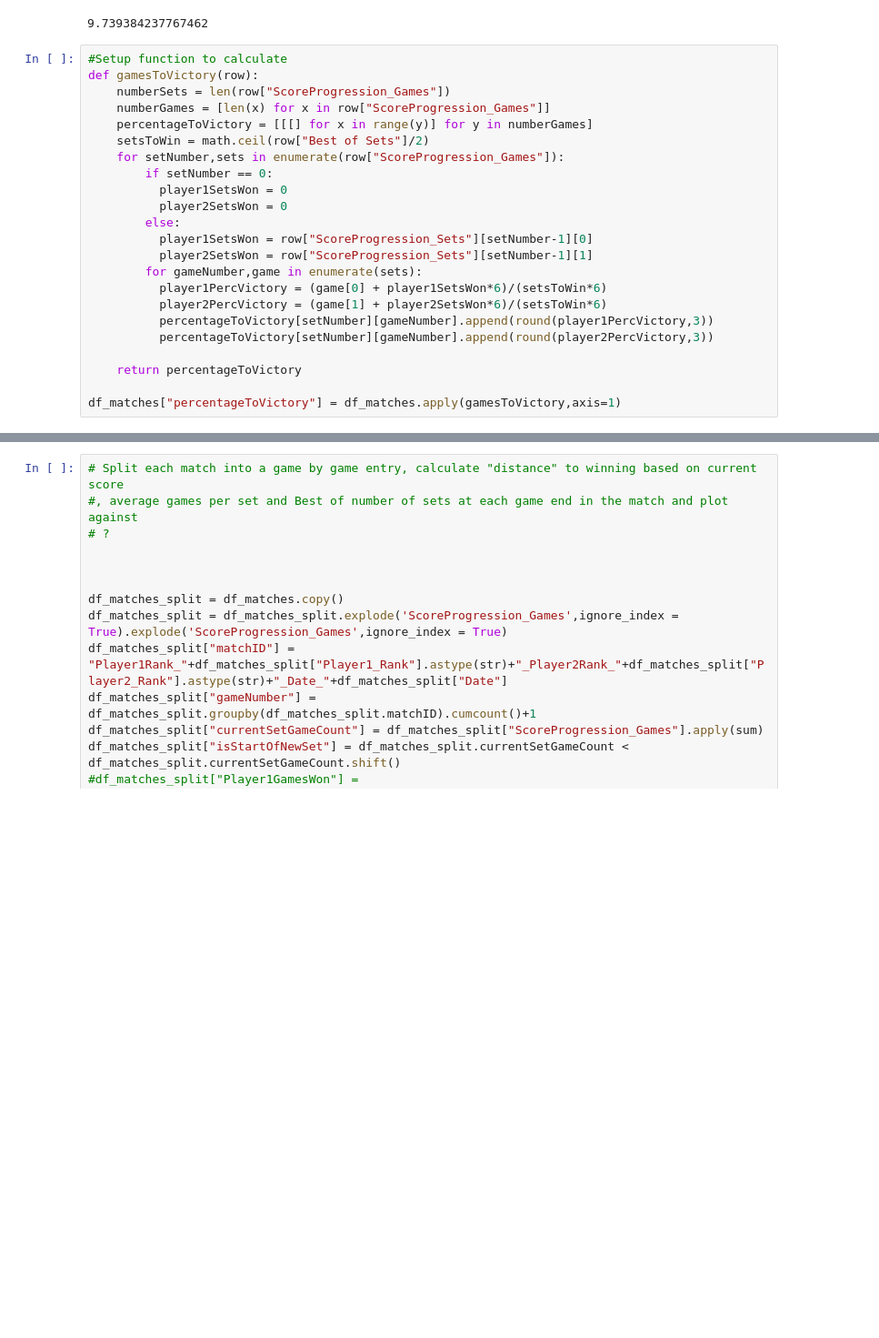
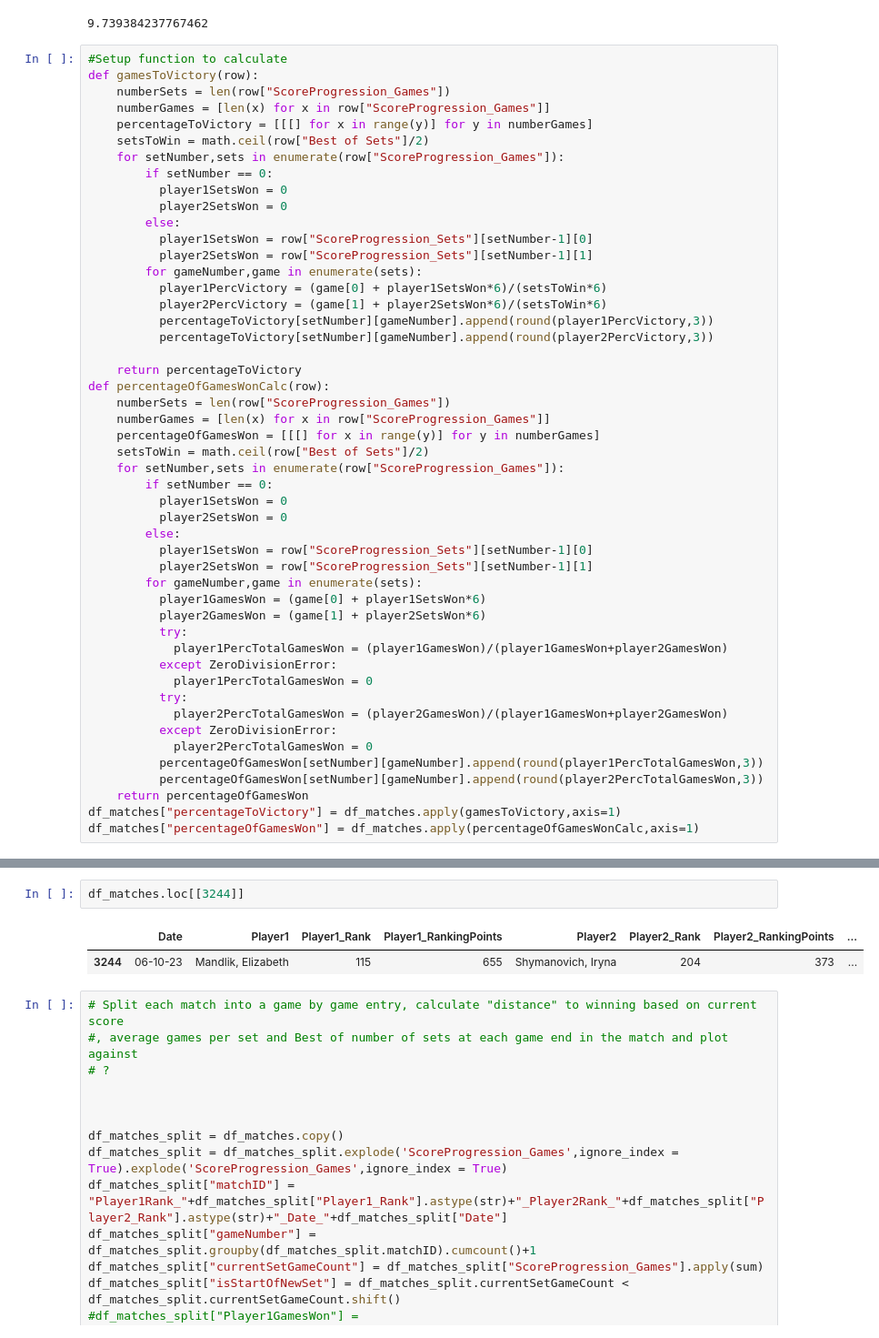
Before and after one commit to AeroEng16/TennisPrediction, a Jupyter notebook: tennisDataExpolation.ipynb, the cells around one changed output, grey strips where cells are left out. Shown at 91% size. Saved outputs shown, nothing was run; the diff lists cells and outputs as text; blank space fills up the shorter version.

```diff
--- a/tennisDataExpolation.ipynb
+++ b/tennisDataExpolation.ipynb
@@ -144,5 +144,31 @@ def gamesToVictory(row):
           percentageToVictory[setNumber][gameNumber].append(round(player2PercVictory,3))
 
     return percentageToVictory
-
+def percentageOfGamesWonCalc(row):
+    numberSets = len(row["ScoreProgression_Games"])
+    numberGames = [len(x) for x in row["ScoreProgression_Games"]]
+    percentageOfGamesWon = [[[] for x in range(y)] for y in numberGames]
+    setsToWin = math.ceil(row["Best of Sets"]/2)
+    for setNumber,sets in enumerate(row["ScoreProgression_Games"]):
+        if setNumber == 0:
+          player1SetsWon = 0
+          player2SetsWon = 0
+        else:
+          player1SetsWon = row["ScoreProgression_Sets"][setNumber-1][0]
+          player2SetsWon = row["ScoreProgression_Sets"][setNumber-1][1]
+        for gameNumber,game in enumerate(sets):
+          player1GamesWon = (game[0] + player1SetsWon*6)
+          player2GamesWon = (game[1] + player2SetsWon*6)
+          try:
+            player1PercTotalGamesWon = (player1GamesWon)/(player1GamesWon+player2GamesWon)
+          except ZeroDivisionError:
+            player1PercTotalGamesWon = 0
+          try:
+            player2PercTotalGamesWon = (player2GamesWon)/(player1GamesWon+player2GamesWon)
+          except ZeroDivisionError:
+            player2PercTotalGamesWon = 0
+          percentageOfGamesWon[setNumber][gameNumber].append(round(player1PercTotalGamesWon,3))
+          percentageOfGamesWon[setNumber][gameNumber].append(round(player2PercTotalGamesWon,3))
+    return percentageOfGamesWon
 df_matches["percentageToVictory"] = df_matches.apply(gamesToVictory,axis=1)
+df_matches["percentageOfGamesWon"] = df_matches.apply(percentageOfGamesWonCalc,axis=1)
@@ -169,3 +193,8 @@ df_matches.head(20)
+# %%
+df_matches.loc[[3244]]
+# %% [output]
+|  | Date | Player1 | Player1_Rank | Player1_RankingPoints | Player2 | Player2_Rank | Player2_RankingPoints | ... |
+| 3244 | 06-10-23 | Mandlik, Elizabeth | 115 | 655 | Shymanovich, Iryna | 204 | 373 | ... |
 # %%
 # Split each match into a game by game entry, calculate "distance" to winning based on current score
 #, average games per set and Best of number of sets at each game end in the match and plot against
```
Also changed, not shown: parts of 2 cells of this notebook.
